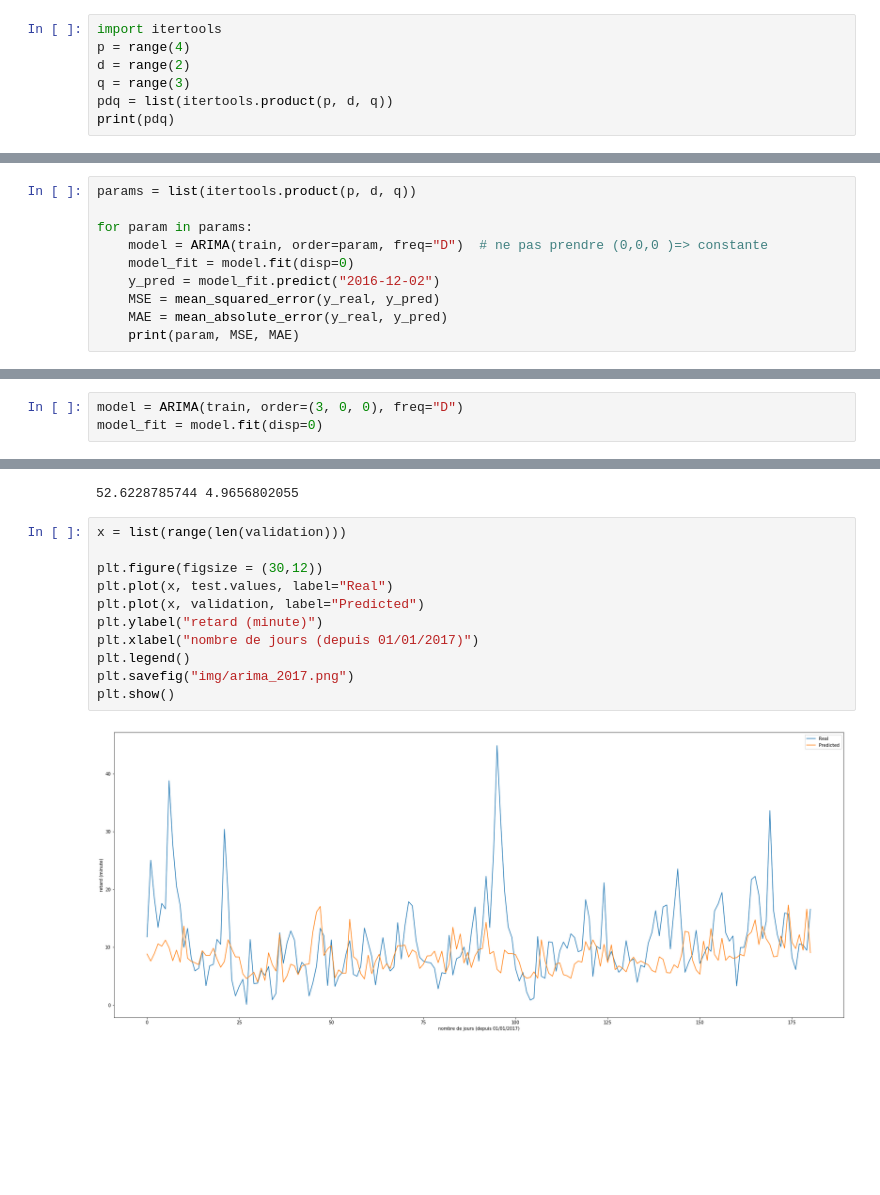
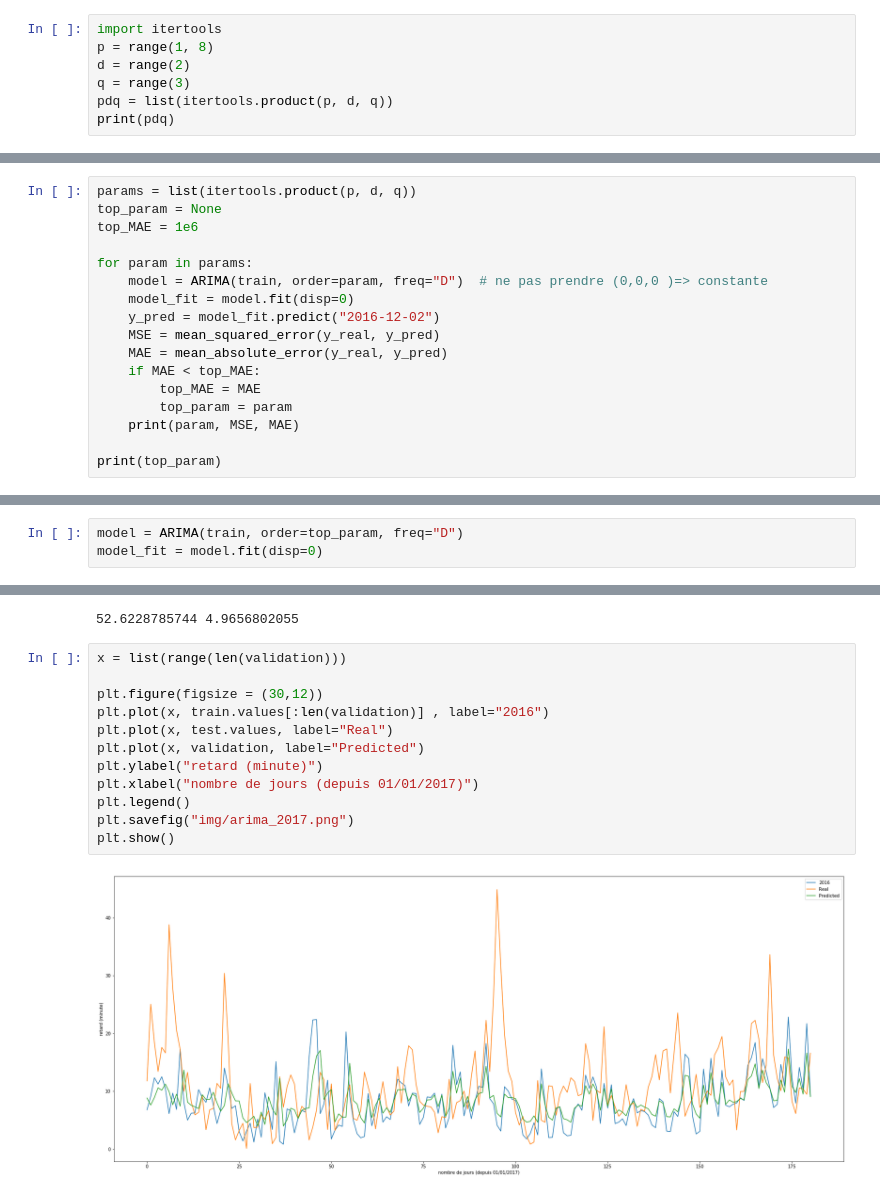
Before and after one commit to Coni63/OC_DS, a Jupyter notebook: P4/ARIMA.ipynb, the cells around one changed output, grey strips where cells are left out. Saved outputs shown, nothing was run; the diff lists cells and outputs as text; blank space fills up the shorter version.

Commit message:
Change after model changed

```diff
--- a/P4/ARIMA.ipynb
+++ b/P4/ARIMA.ipynb
@@ -187,7 +220,7 @@ print(MSE, MAE)
 # grid search
 # %%
 import itertools
-p = range(4)
+p = range(1, 8)
 d = range(2)
 q = range(3)
 pdq = list(itertools.product(p, d, q))
@@ -197,5 +230,7 @@ print(pdq)
 # %%
 params = list(itertools.product(p, d, q))
+top_param = None
+top_MAE = 1e6
 
 for param in params:
     model = ARIMA(train, order=param, freq="D")  # ne pas prendre (0,0,0 )=> constante
@@ -203,5 +238,10 @@ for param in params:
     y_pred = model_fit.predict("2016-12-02")
     MSE = mean_squared_error(y_real, y_pred)
     MAE = mean_absolute_error(y_real, y_pred)
+    if MAE < top_MAE:
+        top_MAE = MAE
+        top_param = param
     print(param, MSE, MAE)
+
+print(top_param)
 # %% [output]
@@ -225,5 +267,5 @@ for param in params:
 # %%
-model = ARIMA(train, order=(3, 0, 0), freq="D")
+model = ARIMA(train, order=top_param, freq="D")
 model_fit = model.fit(disp=0)
 # %%
 output = model_fit.predict(0)
@@ -273,13 +344,14 @@ print(MSE, MAE)
 # %%
 x = list(range(len(validation)))
 
 plt.figure(figsize = (30,12))
+plt.plot(x, train.values[:len(validation)] , label="2016")
 plt.plot(x, test.values, label="Real")
 plt.plot(x, validation, label="Predicted")
 plt.ylabel("retard (minute)")
 plt.xlabel("nombre de jours (depuis 01/01/2017)")
 plt.legend()
 plt.savefig("img/arima_2017.png")
 plt.show()
 # %% [output]
-[figure, old version]
+[figure, new version]
```
Also changed, not shown: parts of 27 cells of this notebook, 20 other files.
